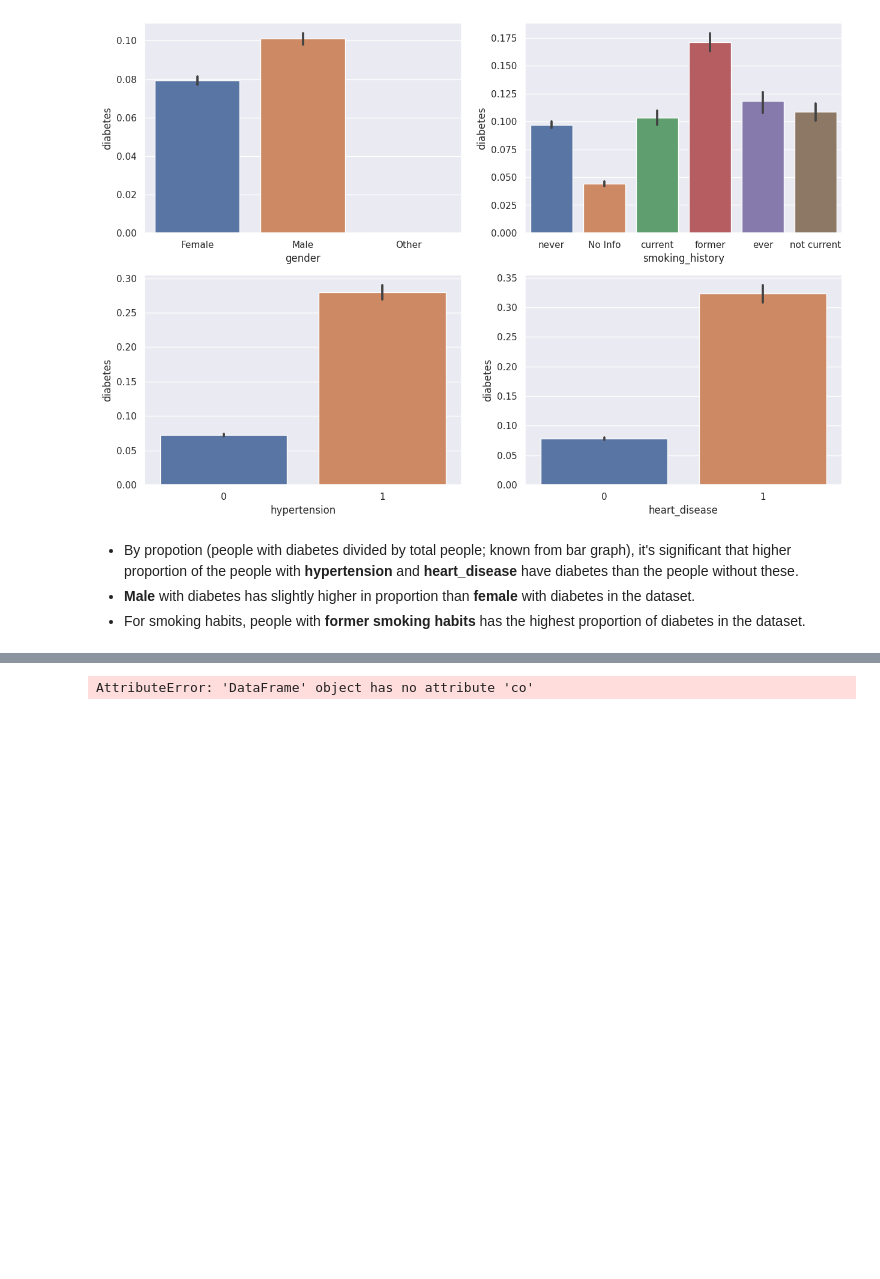
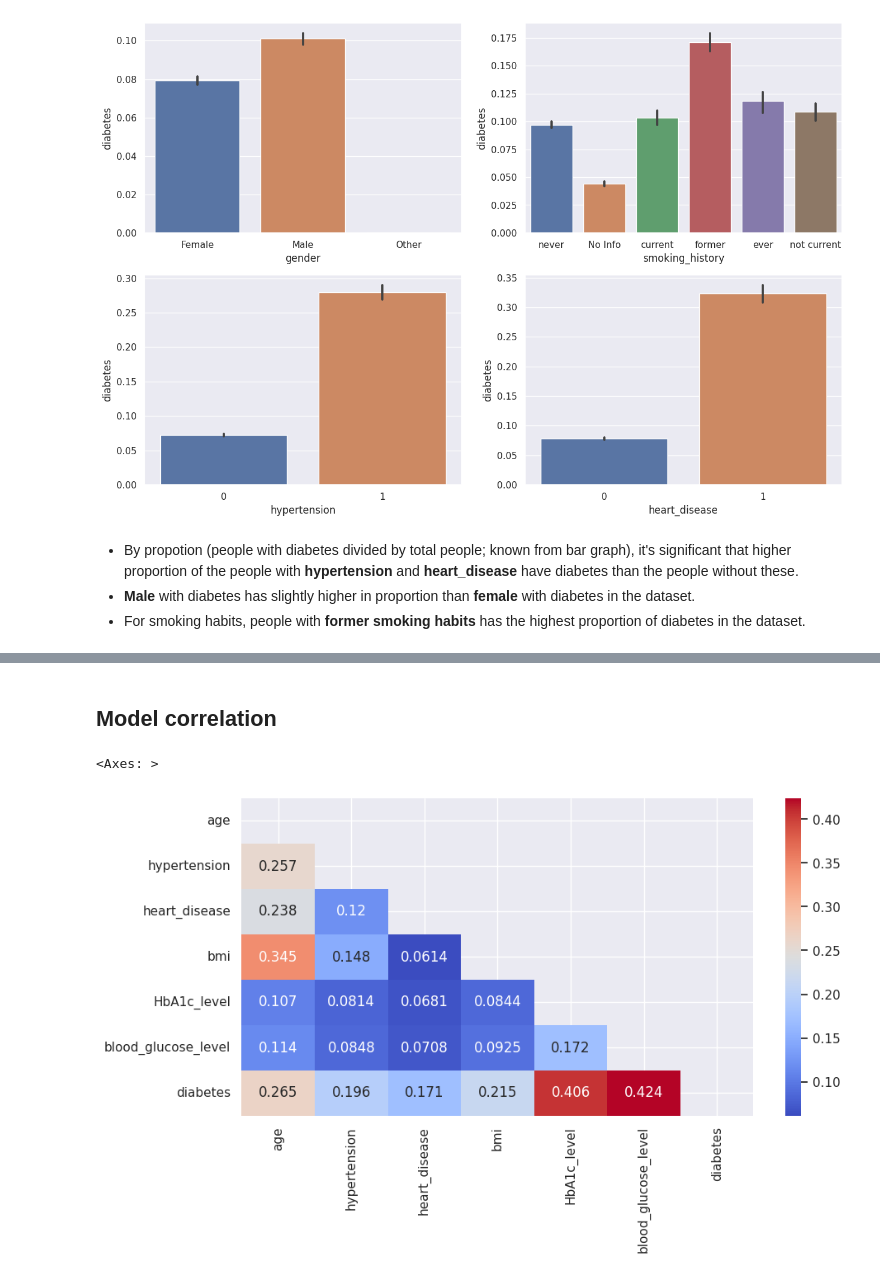
Before and after one commit to Michael95-m/mlops-capstone-project, a Jupyter notebook: notebook/1. EDA.ipynb, the cells around one changed output, grey strips where cells are left out. Saved outputs shown, nothing was run; the diff lists cells and outputs as text; code cells hidden in the pictures; blank space fills up the shorter version.

```diff
--- a/notebook/1. EDA.ipynb
+++ b/notebook/1. EDA.ipynb
@@ -220,4 +219,16 @@ plt.show()
-# %%
-df.co
-# %% [output]
-AttributeError: 'DataFrame' object has no attribute 'co'
+# %% [markdown]
+## Model correlation
+# %%
+cols = num_vars[:]
+cols.append(target_var)
+# %%
+corr = df[cols].corr()
+# %%
+mask = np.triu(np.ones_like(corr))
+# %%
+plt.figure(figsize=(10, 5))
+
+sns.heatmap(corr, annot=True, fmt='.3g', cmap="coolwarm", mask=mask)
+# %% [output]
+<Axes: >
+[figure, added]
```
Also changed, not shown: parts of 2 cells of this notebook, 5 other files.
